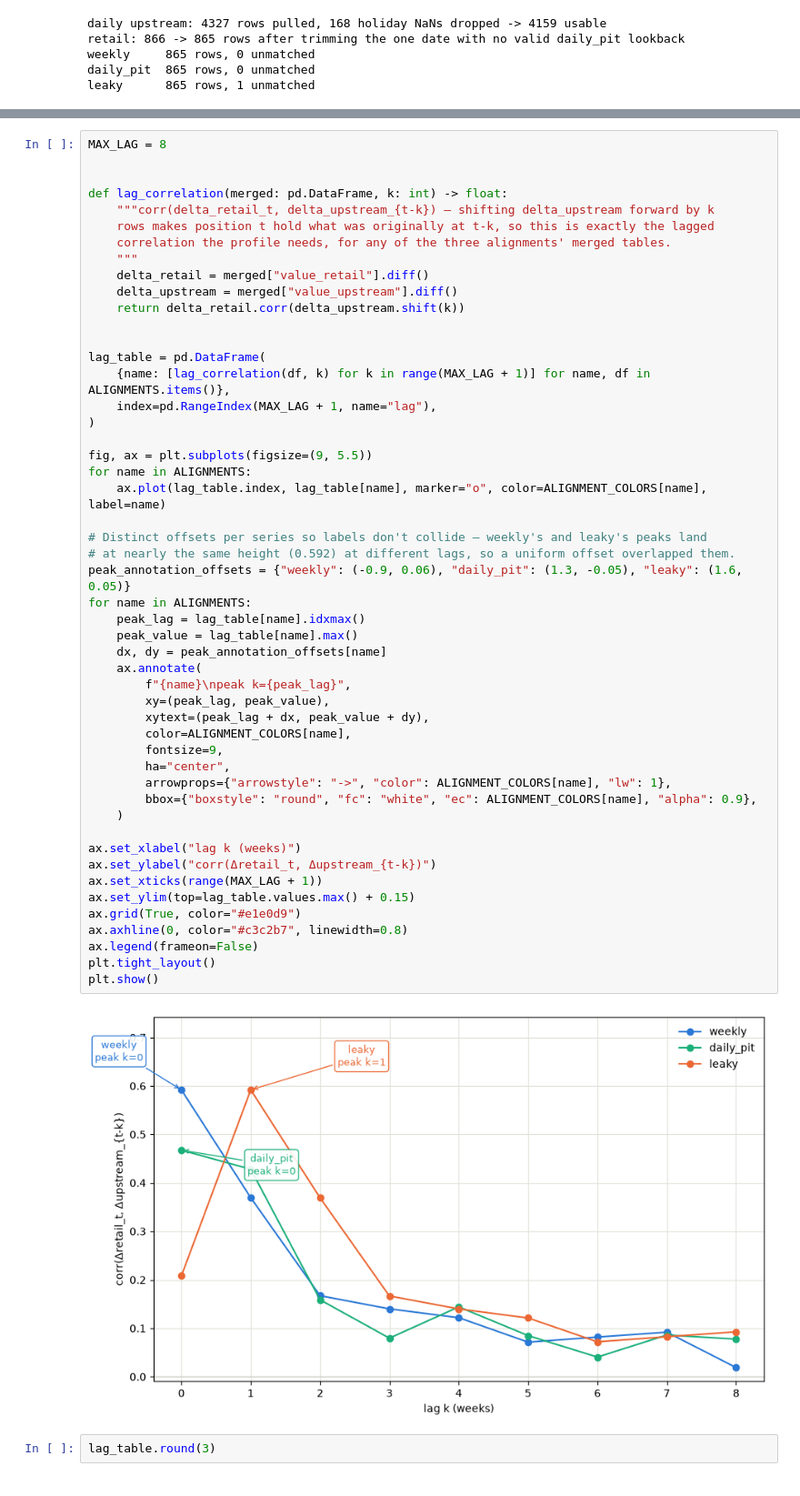
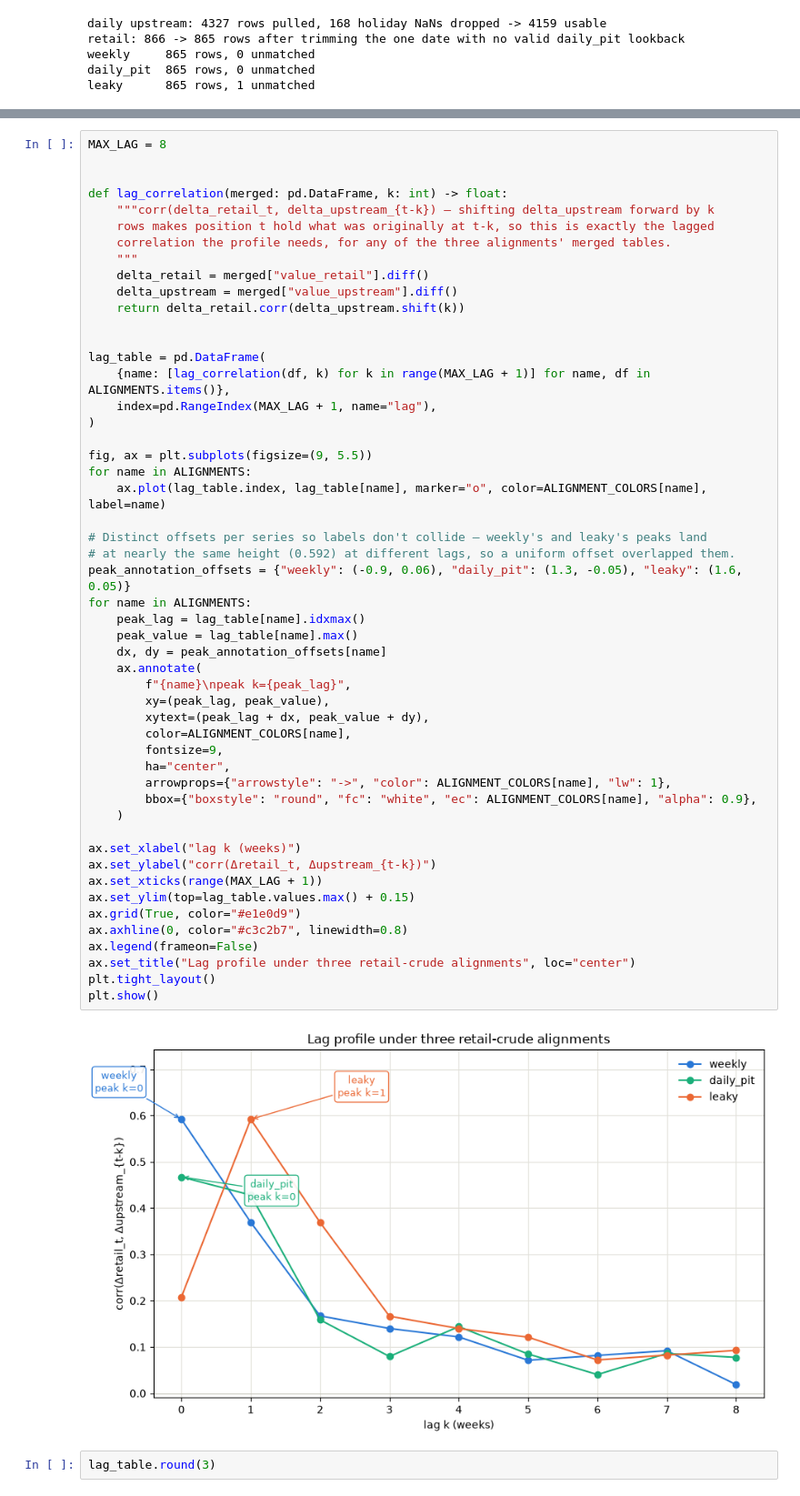
Before and after one commit to ElKuksi/gasoline-rockets-and-feathers, a Jupyter notebook: notebooks/03_point_in_time.ipynb, the cells around one changed output, grey strips where cells are left out. Shown at 91% size. Saved outputs shown, nothing was run; the diff lists cells and outputs as text.

```diff
--- a/notebooks/03_point_in_time.ipynb
+++ b/notebooks/03_point_in_time.ipynb
@@ -135,34 +147,35 @@ for name in ALIGNMENTS:
     ax.plot(lag_table.index, lag_table[name], marker="o", color=ALIGNMENT_COLORS[name], label=name)
 
 # Distinct offsets per series so labels don't collide — weekly's and leaky's peaks land
 # at nearly the same height (0.592) at different lags, so a uniform offset overlapped them.
 peak_annotation_offsets = {"weekly": (-0.9, 0.06), "daily_pit": (1.3, -0.05), "leaky": (1.6, 0.05)}
 for name in ALIGNMENTS:
     peak_lag = lag_table[name].idxmax()
     peak_value = lag_table[name].max()
     dx, dy = peak_annotation_offsets[name]
     ax.annotate(
         f"{name}\npeak k={peak_lag}",
         xy=(peak_lag, peak_value),
         xytext=(peak_lag + dx, peak_value + dy),
         color=ALIGNMENT_COLORS[name],
         fontsize=9,
         ha="center",
         arrowprops={"arrowstyle": "->", "color": ALIGNMENT_COLORS[name], "lw": 1},
         bbox={"boxstyle": "round", "fc": "white", "ec": ALIGNMENT_COLORS[name], "alpha": 0.9},
     )
 
 ax.set_xlabel("lag k (weeks)")
 ax.set_ylabel("corr(Δretail_t, Δupstream_{t-k})")
 ax.set_xticks(range(MAX_LAG + 1))
 ax.set_ylim(top=lag_table.values.max() + 0.15)
 ax.grid(True, color="#e1e0d9")
 ax.axhline(0, color="#c3c2b7", linewidth=0.8)
 ax.legend(frameon=False)
+ax.set_title("Lag profile under three retail-crude alignments", loc="center")
 plt.tight_layout()
 plt.show()
 # %% [output]
-[figure, old version]
+[figure, new version]
 # %%
 lag_table.round(3)
 # %% [output]
```
Also changed, not shown: parts of 16 cells of this notebook, 10 other files.
